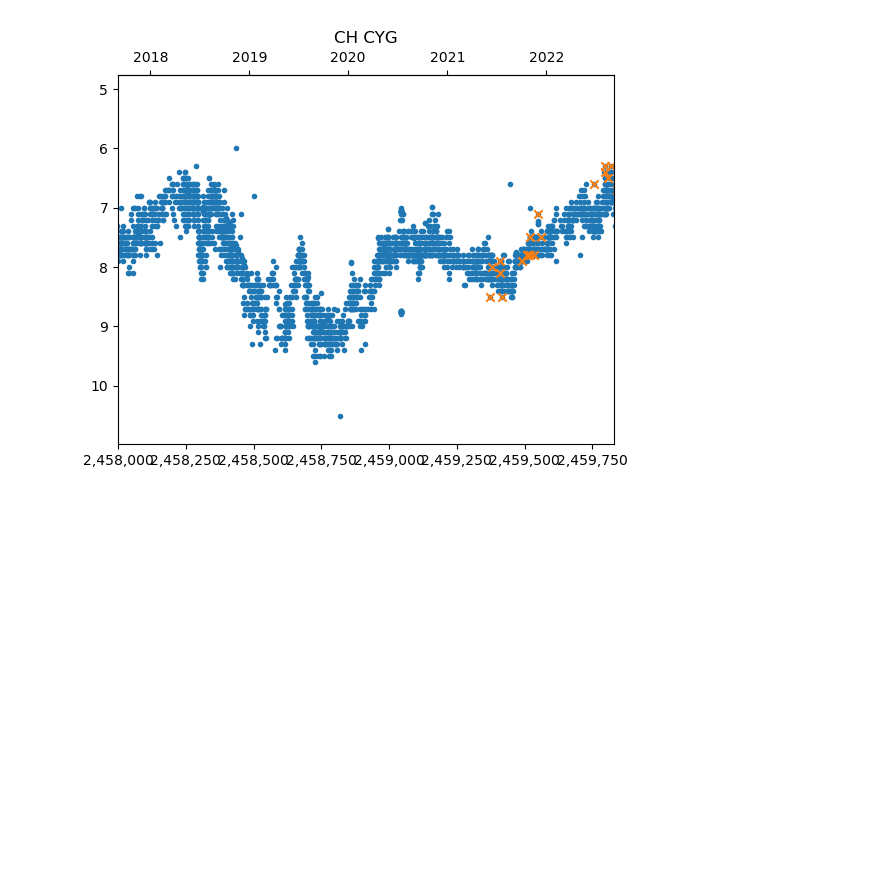
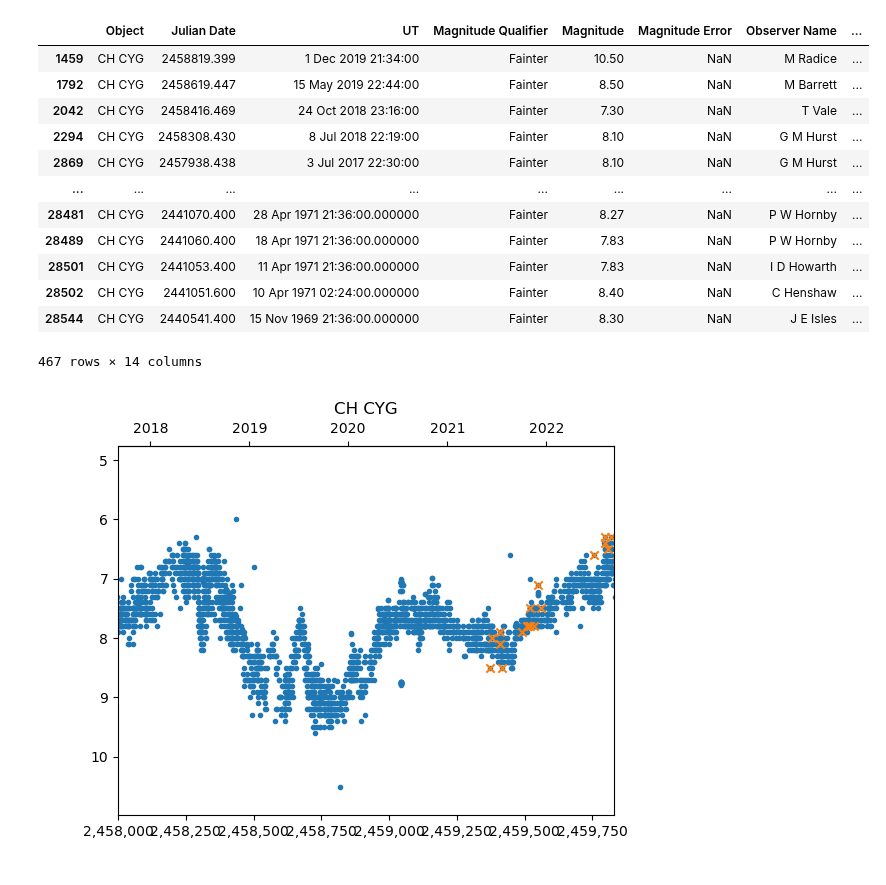
Before and after one commit to cjohnevans/Astro, a Jupyter notebook: load_baa_variable_astropy.ipynb, the cells around one changed output. Cells and saved outputs as stored; diff of their text form; code cells hidden in the pictures; blank space fills up the shorter version.

```diff
--- a/load_baa_variable_astropy.ipynb
+++ b/load_baa_variable_astropy.ipynb
@@ -65,3 +173,19 @@ baa_data.show_in_browser(jsviewer=True)
+# %%
+baa_data_pd[baa_data_pd['Magnitude Qualifier']=='Fainter']
+# %% [output]
+|  | Object | Julian Date | UT | Magnitude Qualifier | Magnitude | Magnitude Error | Observer Name | ... |
+| 1459 | CH CYG | 2458819.399 | 1 Dec 2019 21:34:00 | Fainter | 10.50 | NaN | M Radice | ... |
+| 1792 | CH CYG | 2458619.447 | 15 May 2019 22:44:00 | Fainter | 8.50 | NaN | M Barrett | ... |
+| 2042 | CH CYG | 2458416.469 | 24 Oct 2018 23:16:00 | Fainter | 7.30 | NaN | T Vale | ... |
+| 2294 | CH CYG | 2458308.430 | 8 Jul 2018 22:19:00 | Fainter | 8.10 | NaN | G M Hurst | ... |
+| 2869 | CH CYG | 2457938.438 | 3 Jul 2017 22:30:00 | Fainter | 8.10 | NaN | G M Hurst | ... |
+| ... | ... | ... | ... | ... | ... | ... | ... | ... |
+| 28481 | CH CYG | 2441070.400 | 28 Apr 1971 21:36:00.000000 | Fainter | 8.27 | NaN | P W Hornby | ... |
+| 28489 | CH CYG | 2441060.400 | 18 Apr 1971 21:36:00.000000 | Fainter | 7.83 | NaN | P W Hornby | ... |
+| 28501 | CH CYG | 2441053.400 | 11 Apr 1971 21:36:00.000000 | Fainter | 7.83 | NaN | I D Howarth | ... |
+| 28502 | CH CYG | 2441051.600 | 10 Apr 1971 02:24:00.000000 | Fainter | 8.40 | NaN | C Henshaw | ... |
+| 28544 | CH CYG | 2440541.400 | 15 Nov 1969 21:36:00.000000 | Fainter | 8.30 | NaN | J E Isles | ... |
+467 rows × 14 columns
 # %%
 # find my observations
 my_baa_data = Table(dtype=baa_data.dtype)
```
Also changed, not shown: parts of 11 cells of this notebook.
